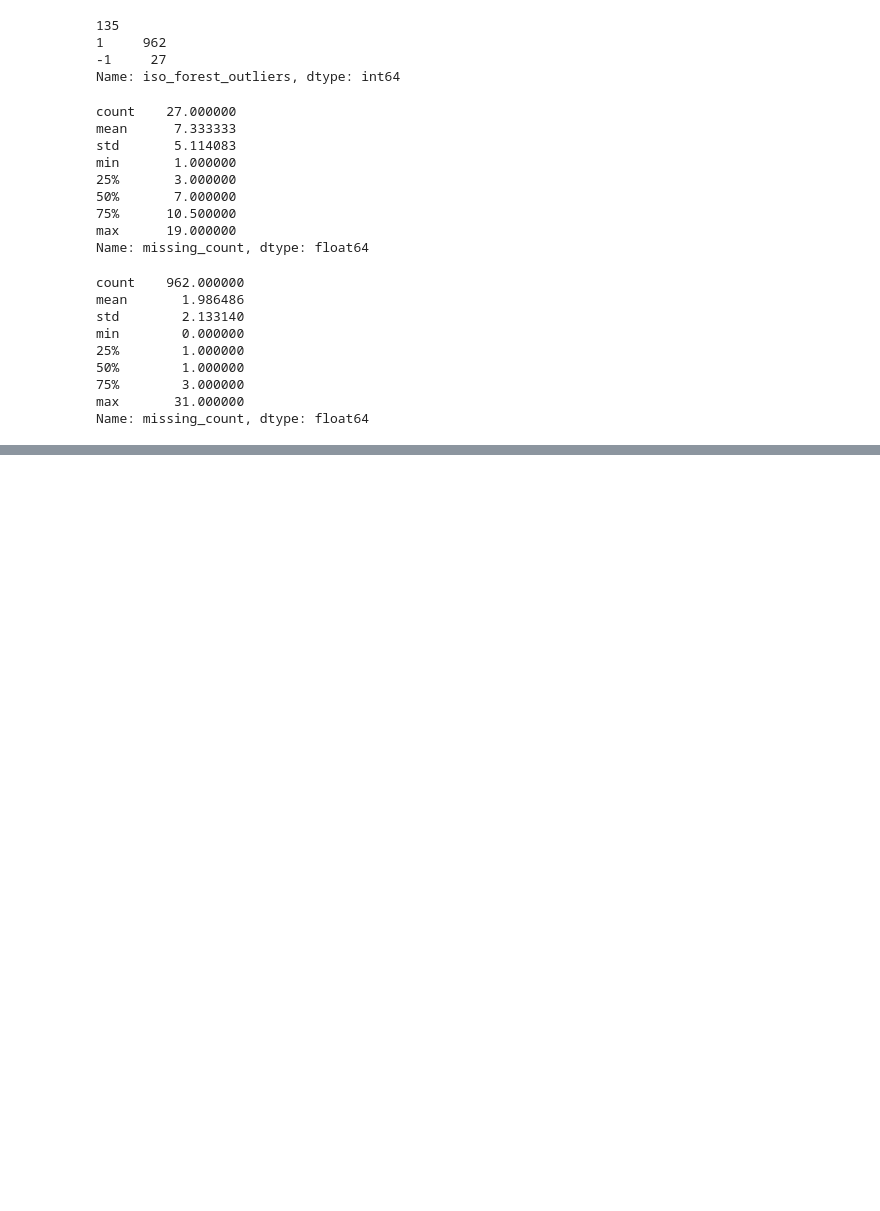
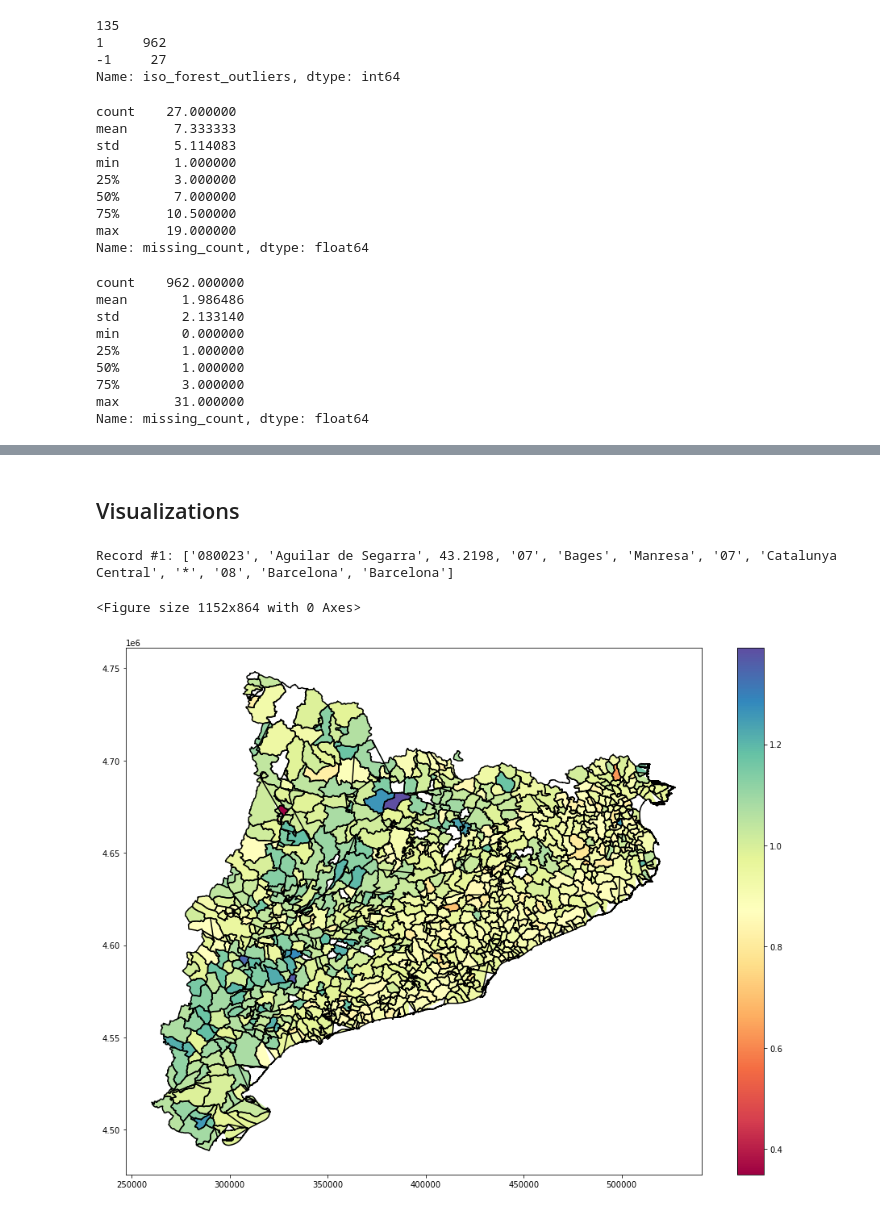
Before and after one commit to PimSchoolkate/CatalanLanguagePrediction, a Jupyter notebook: notebooks/01_preprocess.ipynb, the cells around one changed output, grey strips where cells are left out. Cells and saved outputs as stored; diff of their text form; code cells hidden in the pictures; blank space fills up the shorter version.

```diff
--- a/notebooks/01_preprocess.ipynb
+++ b/notebooks/01_preprocess.ipynb
@@ -296,0 +323,2 @@ outlier_data.to_csv('../data/outlier_data.csv')
+# %% [markdown]
+## Visualizations
@@ -296,0 +329,21 @@ outlier_data.to_csv('../data/outlier_data.csv')
+# %%
+import pandas as pd
+import seaborn as sns
+
+df = pd.read_csv('../data/clean_data.csv', index_col='Municipality')
+df.drop('missing_count', axis=1, inplace=True)
+# %%
+min_val = df['culture_knowledge_of_catalan_total'].min()
+max_val = df['culture_knowledge_of_catalan_total'].max()
+# %%
+import matplotlib
+
+norm = matplotlib.colors.Normalize(vmin=min_val, vmax=max_val)
+cmap = matplotlib.cm.get_cmap('Spectral')
+# %%
+shp_path = '../plots/municipalities_map/divisions-administratives-v2r0-municipis-5000-20210701.shp'
+sf = shp.Reader(shp_path)
+# %%
+sf.records()[1]
+# %% [output]
+Record #1: ['080023', 'Aguilar de Segarra', 43.2198, '07', 'Bages', 'Manresa', '07', 'Catalunya Central', '*', '08', 'Barcelona', 'Barcelona']
@@ -296,0 +394,5 @@ outlier_data.to_csv('../data/outlier_data.csv')
+# %%
+plot_map(sf, data=df)
+# %% [output]
+<Figure size 1152x864 with 0 Axes>
+[figure, added]
```
Also changed, not shown: parts of 14 cells of this notebook, 3 other files.
